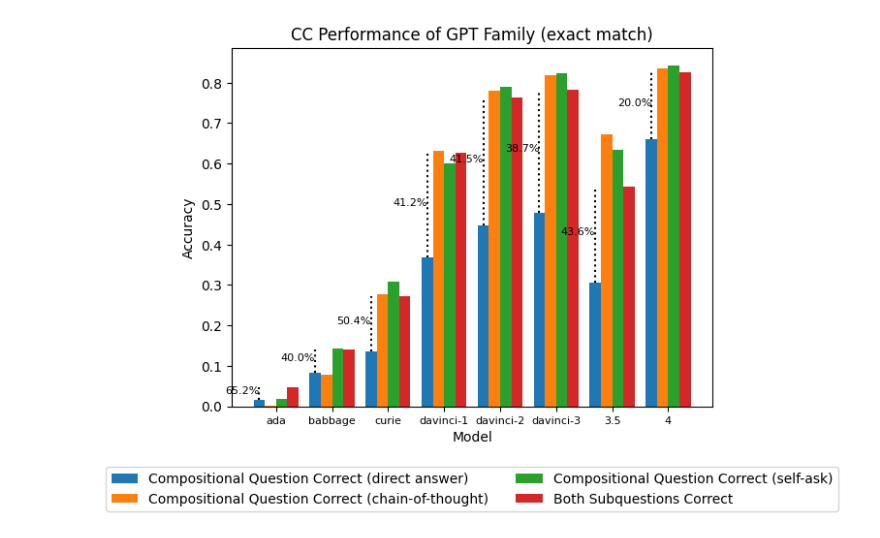
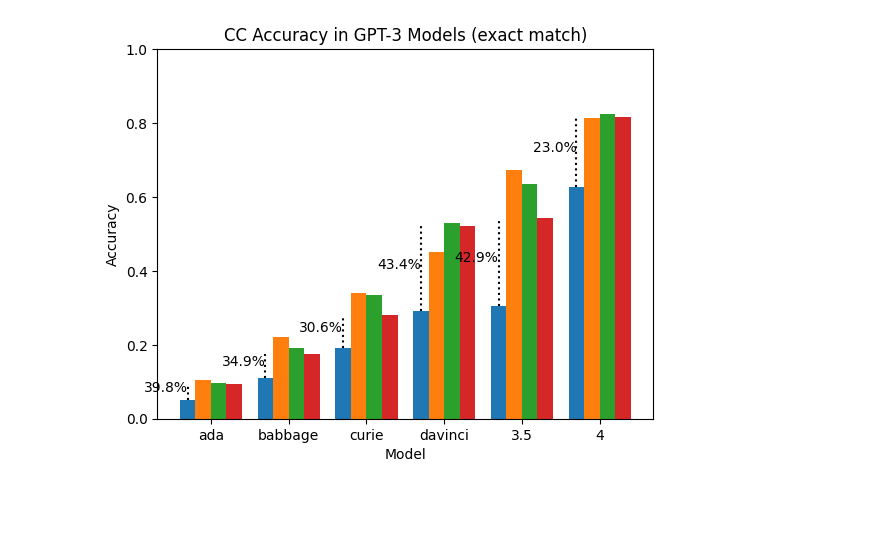
Before and after one commit to LoganMilandin/comp-gap-public, a Jupyter notebook: plot_results_together.ipynb, the cells around one changed output. Cells and saved outputs as stored; diff of their text form; code cells hidden in the pictures; blank space fills up the shorter version.

```diff
--- a/plot_results_together.ipynb
+++ b/plot_results_together.ipynb
@@ -2,19 +2,3 @@
 import json
 import matplotlib.pyplot as plt
 import numpy as np
-# %%
-# Read the JSON file
-models = ['davinci']
-for model in models:
-    with open(f'results/CC_results_{model}.json', 'r') as file:
-        data = json.load(file)
-
-    # Modify the JSON object
-    modified_data = {
-        "summary": data,
-        "per_question_results": []
-    }
-
-    # Write the modified JSON object back to the same file
-    with open(f'results/CC_results_{model}.json', 'w') as file:
-        json.dump(modified_data, file, indent=4)
@@ -21,10 +63,12 @@ for model in models:
 # %%
 # GPT-3 family
-# models = ['ada', 'babbage', 'curie', 'davinci', 'gpt-3.5-turbo_default_sysprompt', "gpt-4"]
+models = ['ada', 'babbage', 'curie', 'davinci', 'gpt-3.5-turbo_default_sysprompt', "gpt-4"]
 
 
 # InstructGPT-3 family
-models = ['text-ada-001', 'text-babbage-001', 'text-curie-001', 'text-davinci-001', 'text-davinci-002', 'text-davinci-003', 'gpt-3.5-turbo_default_sysprompt', "gpt-4"]
+# models = ['text-ada-001', 'text-babbage-001', 'text-curie-001', 'text-davinci-001', 'text-davinci-002', 'text-davinci-003', 'gpt-3.5-turbo_default_sysprompt', "gpt-4"]
+
+# models = ['text-davinci-001', 'text-davinci-002', 'text-davinci-003', 'gpt-3.5-turbo_default_sysprompt', "gpt-4"]
 
 
 models_to_short_names = {
@@ -34,11 +78,13 @@ models_to_short_names = {
     'text-ada-001': 'ada',
     'text-babbage-001': 'babbage',
     'text-curie-001': 'curie',
-    'text-davinci-001': 'davinci-1',
-    'text-davinci-002': 'davinci-2',
-    'text-davinci-003': 'davinci-3',
+    'text-davinci-001': '001',
+    'text-davinci-002': '002',
+    'text-davinci-003': '003',
     "davinci": "davinci",
-    'GPT-3.5-turbo': '3.5-custom',
+    'gpt-3.5-turbo': '3.5-turbo',
+    "gpt-3.5-turbo_prefixwas a powerful smile at the radio want you want to be a sweet but it be in a bowl with a treaty going onto the shadeed": '3.5-turbo-prefixed',
+
     'gpt-3.5-turbo_default_sysprompt': "3.5",
     "gpt-4": "4"}
 
@@ -49,19 +95,31 @@ for model in models:
     with open(f'results/CC_results_{model}.json', 'r') as infile:
         data[model] = json.load(infile)["summary"]
         # print(data[model])
+        json_data = json.dumps(data[model], indent=4)
+
+        # Print JSON data
+        # print(json_data)
+        # print(data[model])
         # print("\n\n")
 
 # Calculate full question accuracy for each prompt type and model
 dataset_size = 1000
-direct_answer_accuracy_EM = [data[model]['full_question_direct_answer_correct_EM'] / (230 if model == "gpt-4" else dataset_size) for model in models]
-chain_of_thought_accuracy_EM = [data[model]['full_question_chain_of_thought_correct_EM'] / (230 if model == "gpt-4" else dataset_size) for model in models]
-self_ask_accuracy_EM = [data[model]['full_question_self_ask_correct_EM'] / (230 if model == "gpt-4" else dataset_size) for model in models]
-subquestions_accuracy_EM = [data[model]['both_subquestions_correct_EM'] / (230 if model == "gpt-4" else dataset_size) for model in models]
+direct_answer_accuracy_EM = [data[model]['full_question_direct_answer_correct_EM'] / dataset_size for model in models]
+chain_of_thought_accuracy_EM = [data[model]['full_question_chain_of_thought_correct_EM'] / dataset_size for model in models]
+self_ask_accuracy_EM = [data[model]['full_question_self_ask_correct_EM'] / dataset_size for model in models]
+subquestions_accuracy_EM = [data[model]['both_subquestions_correct_EM'] / dataset_size for model in models]
 
-direct_answer_accuracy_CEM = [data[model]['full_question_direct_answer_correct_CEM'] / (230 if model == "gpt-4" else dataset_size) for model in models]
-chain_of_thought_accuracy_CEM = [data[model]['full_question_chain_of_thought_correct_CEM'] / (230 if model == "gpt-4" else dataset_size) for model in models]
-self_ask_accuracy_CEM = [data[model]['full_question_self_ask_correct_CEM'] / (230 if model == "gpt-4" else dataset_size) for model in models]
-subquestions_accuracy_CEM = [data[model]['both_subquestions_correct_CEM'] / (230 if model == "gpt-4" else dataset_size) for model in models]
+direct_answer_accuracy_CEM = [data[model]['full_question_direct_answer_correct_CEM'] / dataset_size for model in models]
+chain_of_thought_accuracy_CEM = [data[model]['full_question_chain_of_thought_correct_CEM'] / dataset_size for model in models]
+self_ask_accuracy_CEM = [data[model]['full_question_self_ask_correct_CEM'] / dataset_size for model in models]
+subquestions_accuracy_CEM = [data[model]['both_subquestions_correct_CEM'] / dataset_size for model in models]
+print(subquestions_accuracy_CEM)
+
+# direct_answer_accuracy_GPT_opinion = [data[model]['full_question_direct_answer_correct_GPT_opinion'] / dataset_size for model in models]
+# chain_of_thought_accuracy_GPT_opinion = [data[model]['full_question_chain_of_thought_correct_GPT_opinion'] / dataset_size for model in models]
+# self_ask_accuracy_GPT_opinion = [data[model]['full_question_self_ask_correct_GPT_opinion'] / dataset_size for model in models]
+# subquestions_accuracy_GPT_opinion = [data[model]['both_subquestions_correct_GPT_opinion'] / dataset_size for model in models]
+# print(subquestions_accuracy_GPT_opinion)
 
 def plot_accuracies(direct_answer_accuracy, chain_of_thought_accuracy, self_ask_accuracy, subquestions_accuracy, match_type):
     # Bar plot settings
@@ -71,31 +129,38 @@ def plot_accuracies(direct_answer_accuracy, chain_of_thought_accuracy, self_ask_
     # Plot the bar graphs
     fig, ax = plt.subplots()
 
-    ax.bar(x - 3 * bar_width / 2, direct_answer_accuracy, width=bar_width, label='Compositional Question Correct (direct answer)')
-    ax.bar(x - bar_width / 2, chain_of_thought_accuracy, width=bar_width, label='Compositional Question Correct (chain-of-thought)')
-    ax.bar(x + bar_width / 2, self_ask_accuracy, width=bar_width, label='Compositional Question Correct (self-ask)')
-    ax.bar(x + 3 * bar_width / 2, subquestions_accuracy, width=bar_width, label='Both Subquestions Correct')
+    ax.bar(x - 3 * bar_width / 2, direct_answer_accuracy, width=bar_width, label='full question correct (direct answer)')
+    ax.bar(x - bar_width / 2, chain_of_thought_accuracy, width=bar_width, label='full question correct (chain-of-thought)')
+    ax.bar(x + bar_width / 2, self_ask_accuracy, width=bar_width, label='full question correct (self-ask)')
+    ax.bar(x + 3 * bar_width / 2, subquestions_accuracy, width=bar_width, label='both subquestions correct')
 
+    gaps = []
     for i, model in enumerate(models):
-        difference = (subquestions_accuracy[i] - direct_answer_accuracy[i]) / subquestions_accuracy[i] * 100
+
+        difference = (subquestions_accuracy[i] - direct_answer_accuracy[i]) / (subquestions_accuracy[i]+.01) * 100
         y_start = direct_answer_accuracy[i]
         y_end = subquestions_accuracy[i]
         x_pos = x[i] - 3 * bar_width / 2
+        gaps.append(difference)
         ax.vlines(x_pos, y_start, y_end, linestyle='dotted', color='black')
-        ax.annotate(f'{difference:.1f}%', xy=(x_pos, (y_start + y_end) / 2), fontsize=8, color='black', ha='right')
-
+        ax.annotate(f'{difference:.1f}%', xy=(x_pos, (y_start + y_end) / 2), fontsize=10, color='black', ha='right')
+    print(gaps)
     # Customize the plot
     ax.set_xlabel('Model')
     ax.set_ylabel('Accuracy')
-    ax.set_title(f'CC Performance of InstructGPT Family ({"exact match" if match_type == "EM" else "includes match"})')
+    ax.set_title(f'CC Accuracy in GPT-3 Models ({match_type})')
     ax.set_xticks(x)
-    ax.set_xticklabels([models_to_short_names[model] for model in models], fontsize=8)
-    ax.legend(loc='upper center', bbox_to_anchor=(0.5, -0.15), ncol=2)
+    ax.set_xticklabels([models_to_short_names[model] for model in models], fontsize=10)
+    plt.ylim(0, 1.0)
+    # ax.legend(loc='upper center', bbox_to_anchor=(0.5, -0.15), ncol=2)
 
     # Show the plot
     plt.plot()
 
 # Call the function with the calculated accuracies
-plot_accuracies(direct_answer_accuracy_EM, chain_of_thought_accuracy_EM, self_ask_accuracy_EM, subquestions_accuracy_EM, "EM")
-plot_accuracies(direct_answer_accuracy_CEM, chain_of_thought_accuracy_CEM, self_ask_accuracy_CEM, subquestions_accuracy_CEM, "CEM")
+# print(sub)
+
+plot_accuracies(direct_answer_accuracy_EM, chain_of_thought_accuracy_EM, self_ask_accuracy_EM, subquestions_accuracy_EM, "exact match")
+plot_accuracies(direct_answer_accuracy_CEM, chain_of_thought_accuracy_CEM, self_ask_accuracy_CEM, subquestions_accuracy_CEM, "includes match")
+# plot_accuracies(direct_answer_accuracy_GPT_opinion, chain_of_thought_accuracy_GPT_opinion, self_ask_accuracy_GPT_opinion, subquestions_accuracy_GPT_opinion, "GPT eval")
 # %% [output]
@@ -102 +170 @@ plot_accuracies(direct_answer_accuracy_CEM, chain_of_thought_accuracy_CEM, self_
-[figure, old version]
+[figure, new version]
```
Also changed, not shown: parts of 3 cells of this notebook, 1 other file.
